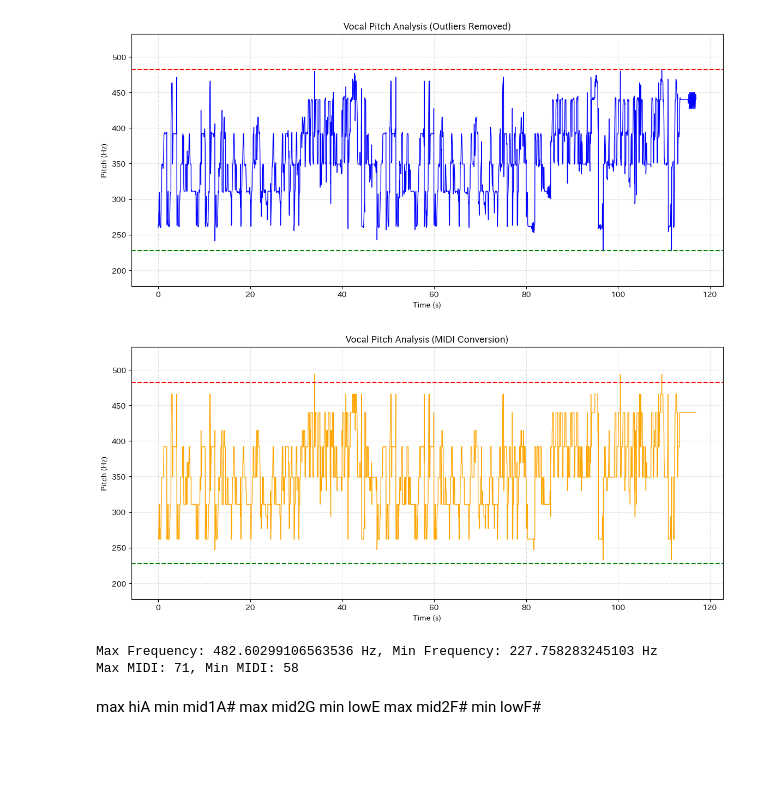
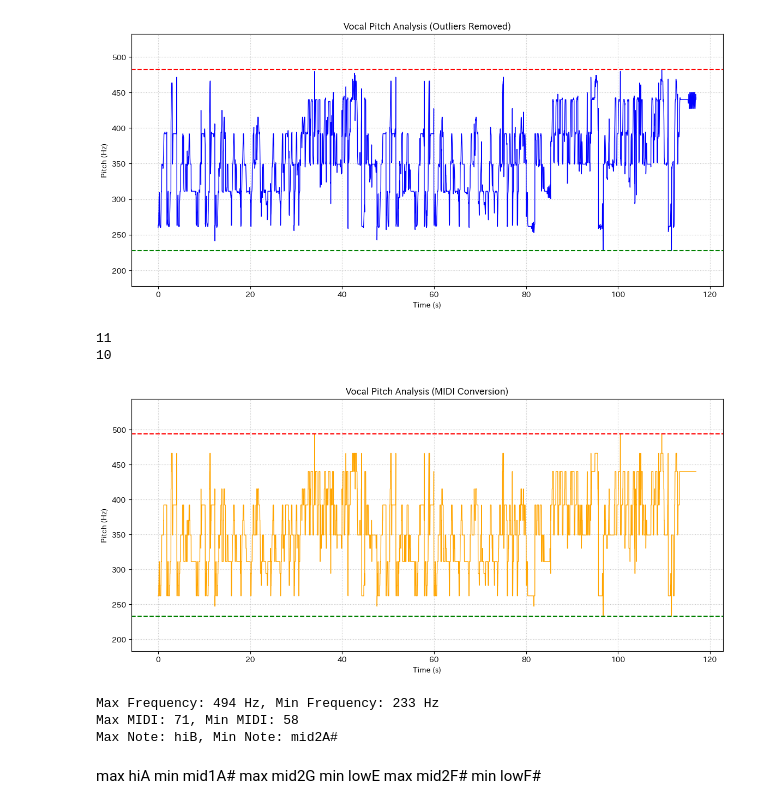
Before and after one commit to YzkSK/20250627_0705_MusicPitchFinder, a Jupyter notebook: Backend/pitch_track_test.ipynb, the cells around one changed output. Cells and saved outputs as stored; diff of their text form; code cells hidden in the pictures; blank space fills up the shorter version.

```diff
--- a/Backend/pitch_track_test.ipynb
+++ b/Backend/pitch_track_test.ipynb
@@ -262,34 +262,38 @@ Max Note: hiB, Min Note: mid2A#
 # %%
 # 帰ってきた結果のhzをmidiナンバーに変換
 f0_midi = [hz_to_midi(f) if f is not None else None for f in F0_cleaned]
 # midiナンバーをhzに変換
 f0_hz = [midi_to_hz(m) if m is not None else None for m in f0_midi]
 
 max_hz = np.max(f0_hz)
 min_hz = np.min(f0_hz)
-max_midi = hz_to_midi(f0_hz)
-min_midi = hz_to_midi(f0_hz)
-max_note = midi_to_simplified_note_name(f0_midi)
-min_note = midi_to_simplified_note_name(f0_midi)
+max_midi = hz_to_midi(max_hz)
+min_midi = hz_to_midi(min_hz)
+max_note = midi_to_simplified_note_name(max_midi)
+min_note = midi_to_simplified_note_name(min_midi)
 
 # グラフの描画
 plt.figure(figsize=(14, 6))
 plt.plot(F0_times, f0_hz, label='Pitch (Hz) - MIDI', color='orange', linewidth=1)
 plt.axhline(y=max_hz, color='red', linestyle='--', label=f'MID Max Pitch: {max_note} ({max_hz:.2f} Hz)')
 plt.axhline(y=min_hz, color='green', linestyle='--', label=f'MID Min Pitch: {min_note} ({min_hz:.2f} Hz)')
 plt.ylim([min_hz - 50, max_hz + 50])
 plt.title('Vocal Pitch Analysis (MIDI Conversion)')
 plt.xlabel('Time (s)')
 plt.ylabel('Pitch (Hz)')
 plt.grid(True, linestyle=':', alpha=0.7)
 plt.show()
 
 print(f"Max Frequency: {max_hz} Hz, Min Frequency: {min_hz} Hz")
 print(f"Max MIDI: {max_midi}, Min MIDI: {min_midi}")
+print(f"Max Note: {max_note}, Min Note: {min_note}")
 # %% [output]
+11
+10
-[figure, old version]
+[figure, new version]
-Max Frequency: 482.60299106563536 Hz, Min Frequency: 227.758283245103 Hz
-Max MIDI: 71, Min MIDI: 58
+Max Frequency: 494 Hz, Min Frequency: 233 Hz
+Max MIDI: 71, Min MIDI: 58
+Max Note: hiB, Min Note: mid2A#
 # %% [markdown]
 max hiA min mid1A#
 max mid2G min lowE
```
